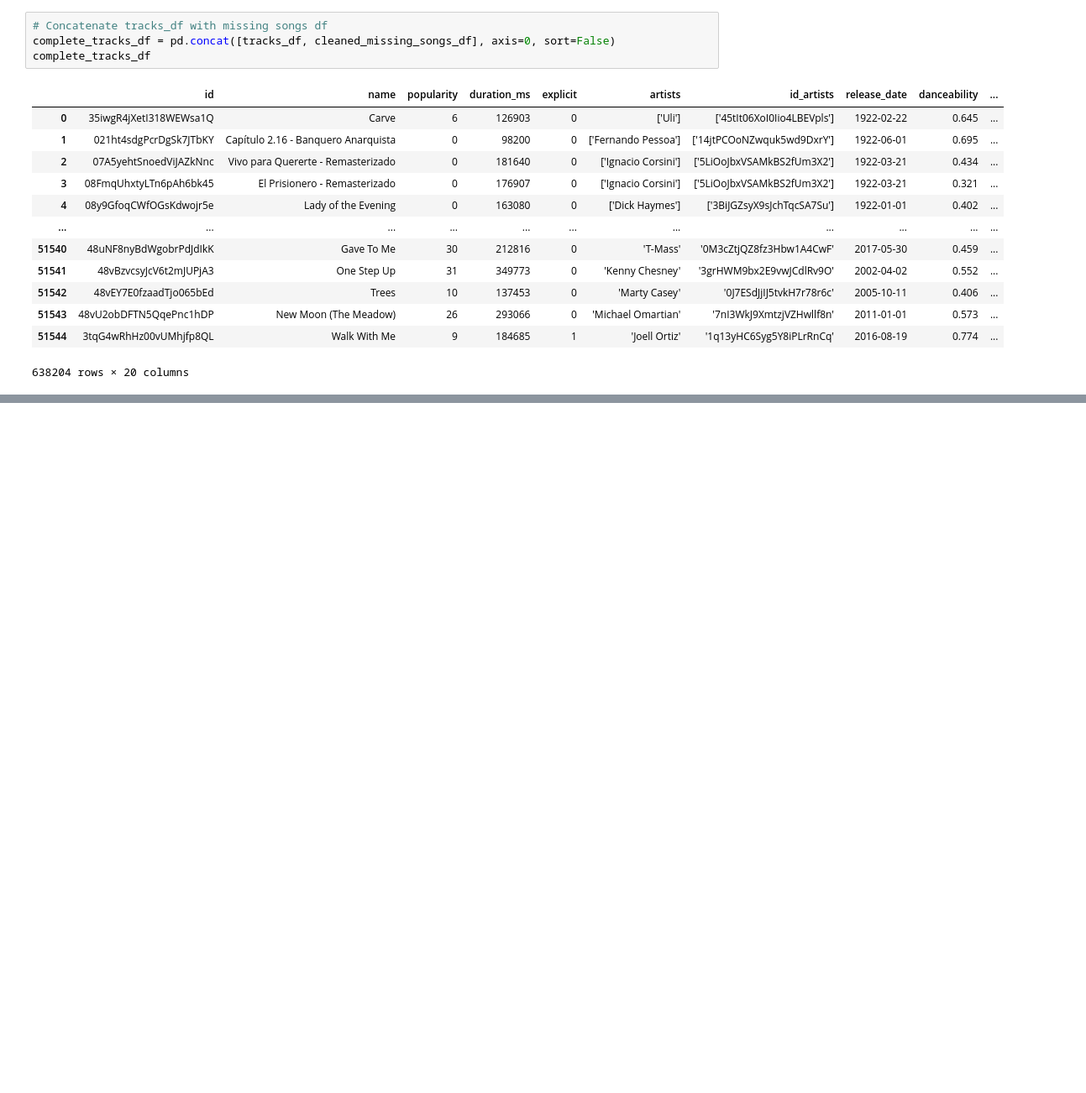
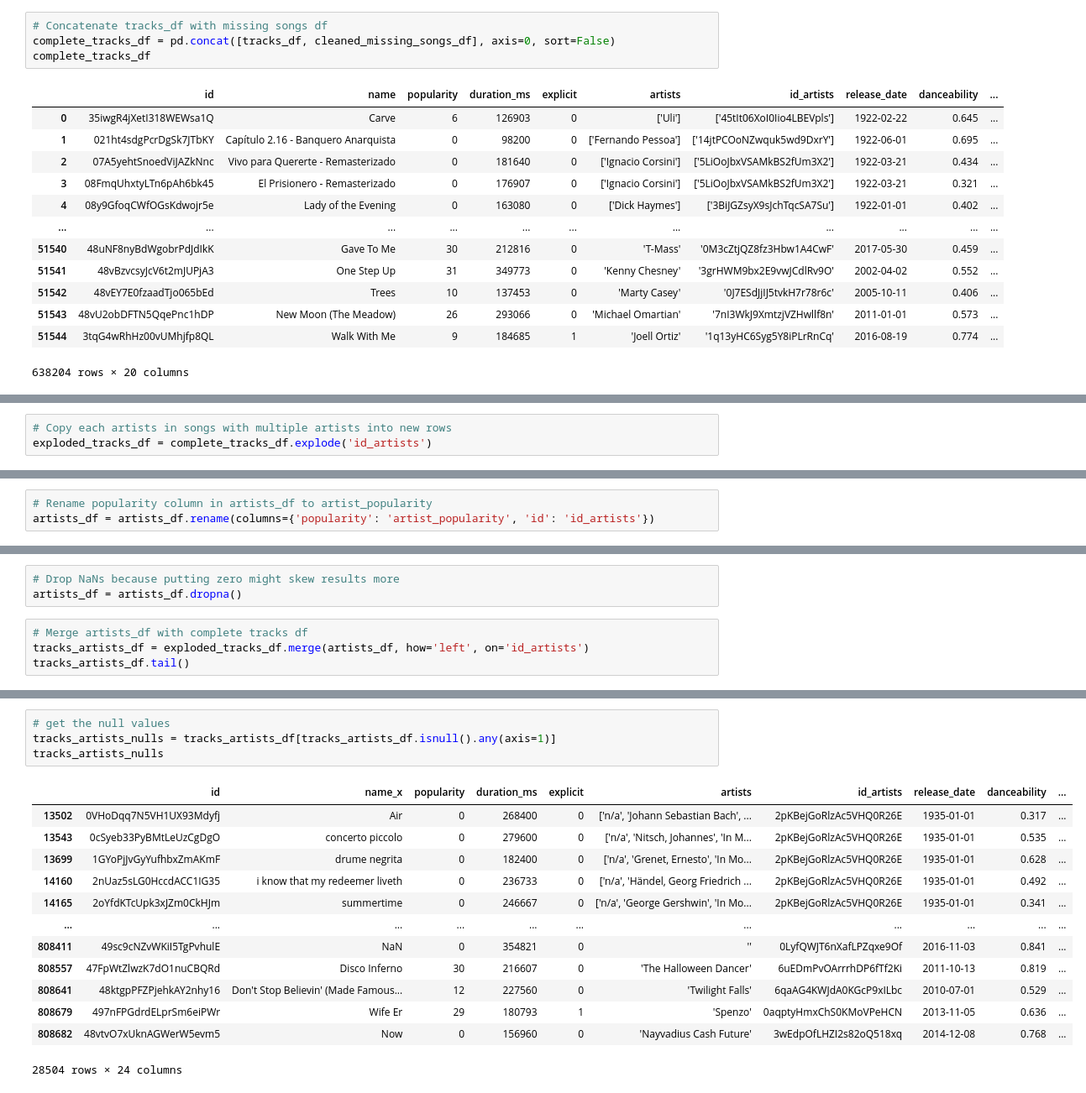
Before and after one commit to halmasieh/Spotify_Analysis, a Jupyter notebook: spotify_etl.ipynb, the cells around one changed output, grey strips where cells are left out. Shown at 84% size. Cells and saved outputs as stored; diff of their text form; blank space fills up the shorter version.

Commit message:
merging complete tracks with artists_df

```diff
--- a/spotify_etl.ipynb
+++ b/spotify_etl.ipynb
@@ -378,0 +368,3 @@ complete_tracks_df.to_csv("Resources")
+# %%
+# Copy each artists in songs with multiple artists into new rows
+exploded_tracks_df = complete_tracks_df.explode('id_artists')
@@ -378,0 +407,3 @@ complete_tracks_df.to_csv("Resources")
+# %%
+# Rename popularity column in artists_df to artist_popularity
+artists_df = artists_df.rename(columns={'popularity': 'artist_popularity', 'id': 'id_artists'})
@@ -378,0 +429,7 @@ complete_tracks_df.to_csv("Resources")
+# %%
+# Drop NaNs because putting zero might skew results more
+artists_df = artists_df.dropna()
+# %%
+# Merge artists_df with complete tracks df
+tracks_artists_df = exploded_tracks_df.merge(artists_df, how='left', on='id_artists')
+tracks_artists_df.tail()
@@ -378,0 +465,18 @@ complete_tracks_df.to_csv("Resources")
+# %%
+# get the null values
+tracks_artists_nulls = tracks_artists_df[tracks_artists_df.isnull().any(axis=1)]
+tracks_artists_nulls
+# %% [output]
+|  | id | name_x | popularity | duration_ms | explicit | artists | id_artists | release_date | danceability | ... |
+| 13502 | 0VHoDqq7N5VH1UX93Mdyfj | Air | 0 | 268400 | 0 | ['n/a', 'Johann Sebastian Bach', ... | 2pKBejGoRlzAc5VHQ0R26E | 1935-01-01 | 0.317 | ... |
+| 13543 | 0cSyeb33PyBMtLeUzCgDgO | concerto piccolo | 0 | 279600 | 0 | ['n/a', 'Nitsch, Johannes', 'In M... | 2pKBejGoRlzAc5VHQ0R26E | 1935-01-01 | 0.535 | ... |
+| 13699 | 1GYoPjJvGyYufhbxZmAKmF | drume negrita | 0 | 182400 | 0 | ['n/a', 'Grenet, Ernesto', 'In Mo... | 2pKBejGoRlzAc5VHQ0R26E | 1935-01-01 | 0.628 | ... |
+| 14160 | 2nUaz5sLG0HccdACC1IG35 | i know that my redeemer liveth | 0 | 236733 | 0 | ['n/a', 'Händel, Georg Friedrich ... | 2pKBejGoRlzAc5VHQ0R26E | 1935-01-01 | 0.492 | ... |
+| 14165 | 2oYfdKTcUpk3xJZm0CkHJm | summertime | 0 | 246667 | 0 | ['n/a', 'George Gershwin', 'In Mo... | 2pKBejGoRlzAc5VHQ0R26E | 1935-01-01 | 0.341 | ... |
+| ... | ... | ... | ... | ... | ... | ... | ... | ... | ... | ... |
+| 808411 | 49sc9cNZvWKiI5TgPvhulE | NaN | 0 | 354821 | 0 | '' | 0LyfQWJT6nXafLPZqxe9Of | 2016-11-03 | 0.841 | ... |
+| 808557 | 47FpWtZlwzK7dO1nuCBQRd | Disco Inferno | 30 | 216607 | 0 | 'The Halloween Dancer' | 6uEDmPvOArrrhDP6fTf2Ki | 2011-10-13 | 0.819 | ... |
+| 808641 | 48ktgpPFZPjehkAY2nhy16 | Don't Stop Believin' (Made Famous... | 12 | 227560 | 0 | 'Twilight Falls' | 6qaAG4KWJdA0KGcP9xILbc | 2010-07-01 | 0.529 | ... |
+| 808679 | 497nFPGdrdELprSm6eiPWr | Wife Er | 29 | 180793 | 1 | 'Spenzo' | 0aqptyHmxChS0KMoVPeHCN | 2013-11-05 | 0.636 | ... |
+| 808682 | 48vtvO7xUknAGWerW5evm5 | Now | 0 | 156960 | 0 | 'Nayvadius Cash Future' | 3wEdpOfLHZI2s82oQ518xq | 2014-12-08 | 0.768 | ... |
+28504 rows × 24 columns
```
Also changed, not shown: parts of 14 cells of this notebook.
